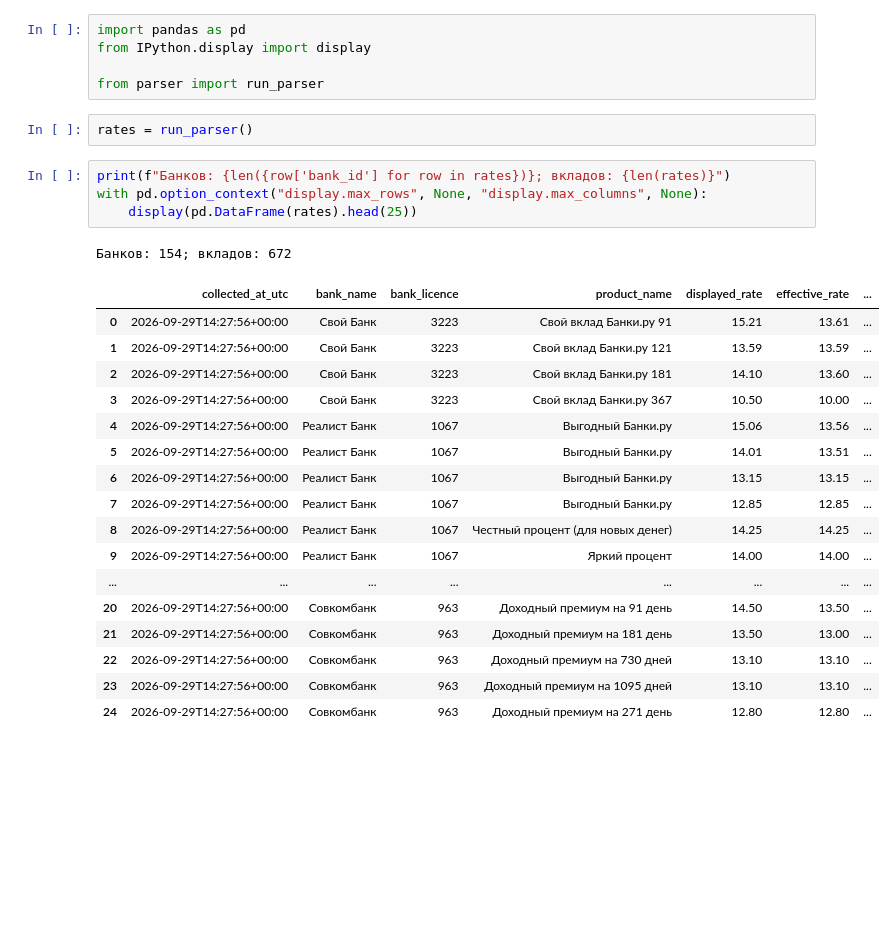
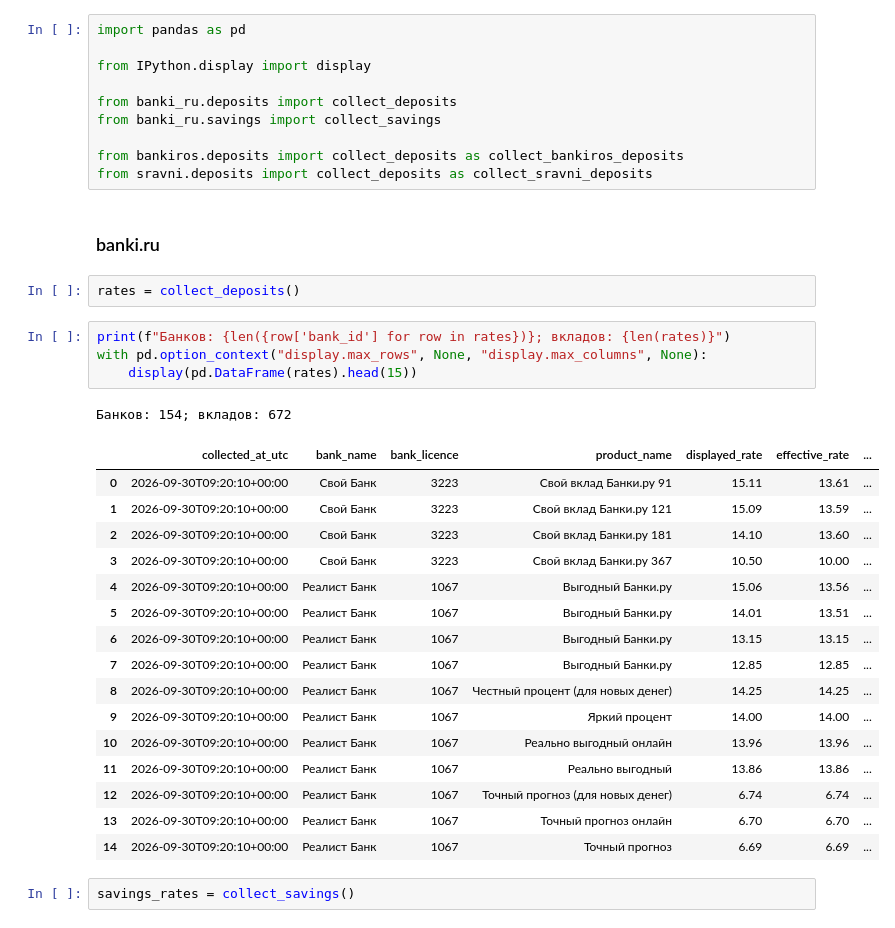
Before and after one commit to notglebatall/bankiru-parser, a Jupyter notebook: src/run.ipynb, the cells around one changed output. Cells and saved outputs as stored; diff of their text form; blank space fills up the shorter version.

Commit message:
Добавлены парсеры для bankiros и sravni.ru, изменена структура src

```diff
--- a/src/run.ipynb
+++ b/src/run.ipynb
@@ -1,30 +1,38 @@
 # %%
 import pandas as pd
+
 from IPython.display import display
 
-from parser import run_parser
+from banki_ru.deposits import collect_deposits
+from banki_ru.savings import collect_savings
+
+from bankiros.deposits import collect_deposits as collect_bankiros_deposits
+from sravni.deposits import collect_deposits as collect_sravni_deposits
+# %% [markdown]
+### banki.ru
 # %%
-rates = run_parser()
+rates = collect_deposits()
 # %%
 print(f"Банков: {len({row['bank_id'] for row in rates})}; вкладов: {len(rates)}")
 with pd.option_context("display.max_rows", None, "display.max_columns", None):
-    display(pd.DataFrame(rates).head(25))
+    display(pd.DataFrame(rates).head(15))
 # %% [output]
 Банков: 154; вкладов: 672
 |  | collected_at_utc | bank_name | bank_licence | product_name | displayed_rate | effective_rate | ... |
-| 0 | 2026-09-29T14:27:56+00:00 | Свой Банк | 3223 | Свой вклад Банки.ру 91 | 15.21 | 13.61 | ... |
-| 1 | 2026-09-29T14:27:56+00:00 | Свой Банк | 3223 | Свой вклад Банки.ру 121 | 13.59 | 13.59 | ... |
-| 2 | 2026-09-29T14:27:56+00:00 | Свой Банк | 3223 | Свой вклад Банки.ру 181 | 14.10 | 13.60 | ... |
-| 3 | 2026-09-29T14:27:56+00:00 | Свой Банк | 3223 | Свой вклад Банки.ру 367 | 10.50 | 10.00 | ... |
-| 4 | 2026-09-29T14:27:56+00:00 | Реалист Банк | 1067 | Выгодный Банки.ру | 15.06 | 13.56 | ... |
-| 5 | 2026-09-29T14:27:56+00:00 | Реалист Банк | 1067 | Выгодный Банки.ру | 14.01 | 13.51 | ... |
-| 6 | 2026-09-29T14:27:56+00:00 | Реалист Банк | 1067 | Выгодный Банки.ру | 13.15 | 13.15 | ... |
-| 7 | 2026-09-29T14:27:56+00:00 | Реалист Банк | 1067 | Выгодный Банки.ру | 12.85 | 12.85 | ... |
-| 8 | 2026-09-29T14:27:56+00:00 | Реалист Банк | 1067 | Честный процент (для новых денег) | 14.25 | 14.25 | ... |
-| 9 | 2026-09-29T14:27:56+00:00 | Реалист Банк | 1067 | Яркий процент | 14.00 | 14.00 | ... |
-| ... | ... | ... | ... | ... | ... | ... | ... |
-| 20 | 2026-09-29T14:27:56+00:00 | Совкомбанк | 963 | Доходный премиум на 91 день | 14.50 | 13.50 | ... |
-| 21 | 2026-09-29T14:27:56+00:00 | Совкомбанк | 963 | Доходный премиум на 181 день | 13.50 | 13.00 | ... |
-| 22 | 2026-09-29T14:27:56+00:00 | Совкомбанк | 963 | Доходный премиум на 730 дней | 13.10 | 13.10 | ... |
-| 23 | 2026-09-29T14:27:56+00:00 | Совкомбанк | 963 | Доходный премиум на 1095 дней | 13.10 | 13.10 | ... |
-| 24 | 2026-09-29T14:27:56+00:00 | Совкомбанк | 963 | Доходный премиум на 271 день | 12.80 | 12.80 | ... |
+| 0 | 2026-09-30T09:20:10+00:00 | Свой Банк | 3223 | Свой вклад Банки.ру 91 | 15.11 | 13.61 | ... |
+| 1 | 2026-09-30T09:20:10+00:00 | Свой Банк | 3223 | Свой вклад Банки.ру 121 | 15.09 | 13.59 | ... |
+| 2 | 2026-09-30T09:20:10+00:00 | Свой Банк | 3223 | Свой вклад Банки.ру 181 | 14.10 | 13.60 | ... |
+| 3 | 2026-09-30T09:20:10+00:00 | Свой Банк | 3223 | Свой вклад Банки.ру 367 | 10.50 | 10.00 | ... |
+| 4 | 2026-09-30T09:20:10+00:00 | Реалист Банк | 1067 | Выгодный Банки.ру | 15.06 | 13.56 | ... |
+| 5 | 2026-09-30T09:20:10+00:00 | Реалист Банк | 1067 | Выгодный Банки.ру | 14.01 | 13.51 | ... |
+| 6 | 2026-09-30T09:20:10+00:00 | Реалист Банк | 1067 | Выгодный Банки.ру | 13.15 | 13.15 | ... |
+| 7 | 2026-09-30T09:20:10+00:00 | Реалист Банк | 1067 | Выгодный Банки.ру | 12.85 | 12.85 | ... |
+| 8 | 2026-09-30T09:20:10+00:00 | Реалист Банк | 1067 | Честный процент (для новых денег) | 14.25 | 14.25 | ... |
+| 9 | 2026-09-30T09:20:10+00:00 | Реалист Банк | 1067 | Яркий процент | 14.00 | 14.00 | ... |
+| 10 | 2026-09-30T09:20:10+00:00 | Реалист Банк | 1067 | Реально выгодный онлайн | 13.96 | 13.96 | ... |
+| 11 | 2026-09-30T09:20:10+00:00 | Реалист Банк | 1067 | Реально выгодный | 13.86 | 13.86 | ... |
+| 12 | 2026-09-30T09:20:10+00:00 | Реалист Банк | 1067 | Точный прогноз (для новых денег) | 6.74 | 6.74 | ... |
+| 13 | 2026-09-30T09:20:10+00:00 | Реалист Банк | 1067 | Точный прогноз онлайн | 6.70 | 6.70 | ... |
+| 14 | 2026-09-30T09:20:10+00:00 | Реалист Банк | 1067 | Точный прогноз | 6.69 | 6.69 | ... |
+# %%
+savings_rates = collect_savings()
```
Also changed, not shown: parts of 7 cells of this notebook, 9 other files.
